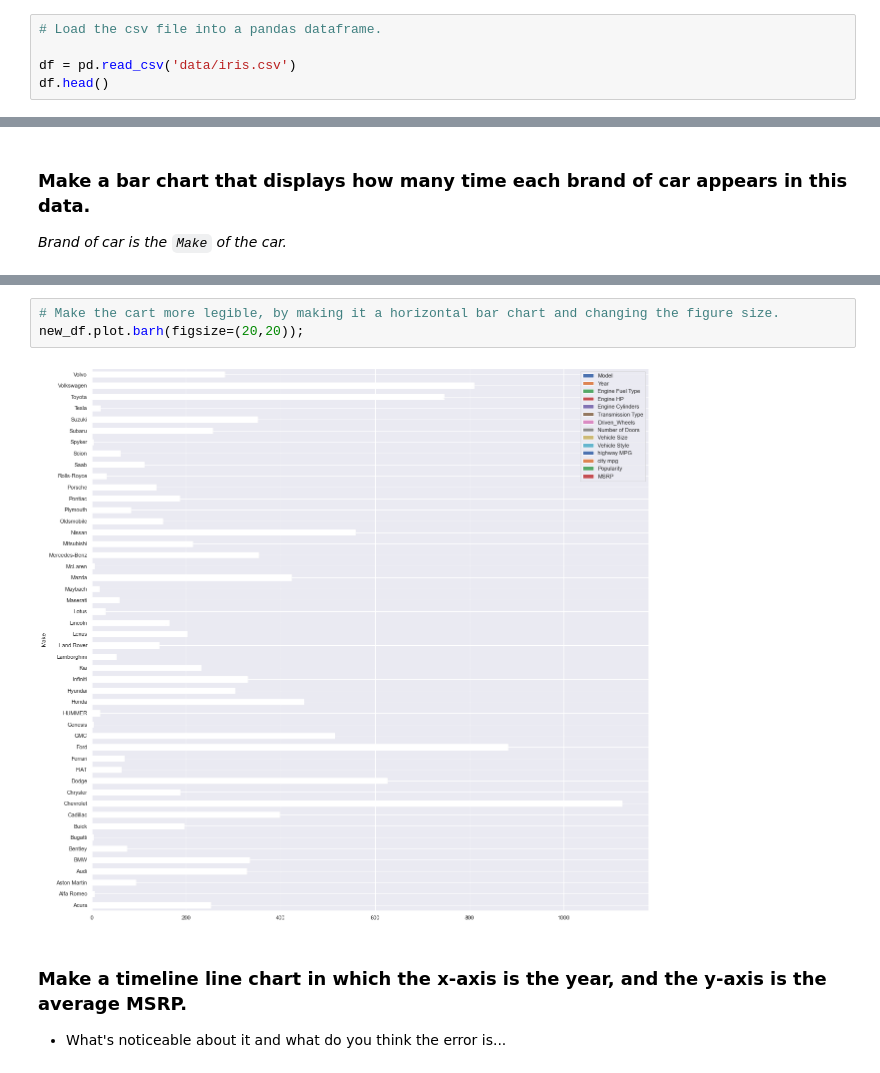
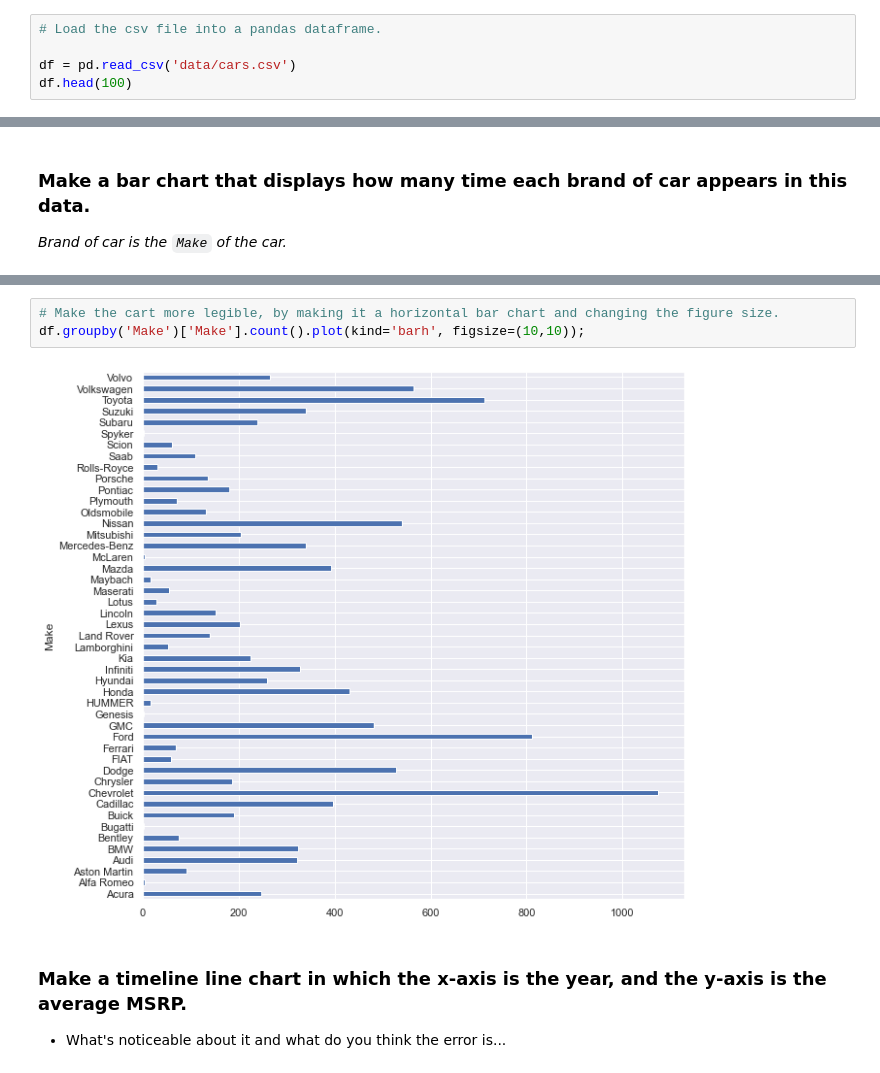
Before and after one commit to LedioTerolli/2020-fall-data-science, a Jupyter notebook: Week2-EDA/Exercise-EDA.ipynb, the cells around one changed output, grey strips where cells are left out. Cells and saved outputs as stored; diff of their text form.

```diff
--- a/Week2-EDA/Exercise-EDA.ipynb
+++ b/Week2-EDA/Exercise-EDA.ipynb
@@ -30,6 +16,6 @@ from IPython.display import Image
 # %%
 # Load the csv file into a pandas dataframe.
 
-df = pd.read_csv('data/iris.csv')
-df.head()
+df = pd.read_csv('data/cars.csv')
+df.head(100)
 # %% [output]
@@ -128,8 +98,8 @@ new_df.plot(kind='bar');
 # %%
 # Make the cart more legible, by making it a horizontal bar chart and changing the figure size.
-new_df.plot.barh(figsize=(20,20));
+df.groupby('Make')['Make'].count().plot(kind='barh', figsize=(10,10));
 # %% [output]
-[figure, old version]
+[figure, new version]
 # %% [markdown]
 ### Make a timeline line chart in which the x-axis is the year, and the y-axis is the average MSRP.
 * What's noticeable about it and what do you think the error is...
```
Also changed, not shown: parts of 29 cells of this notebook, 1 other file.
